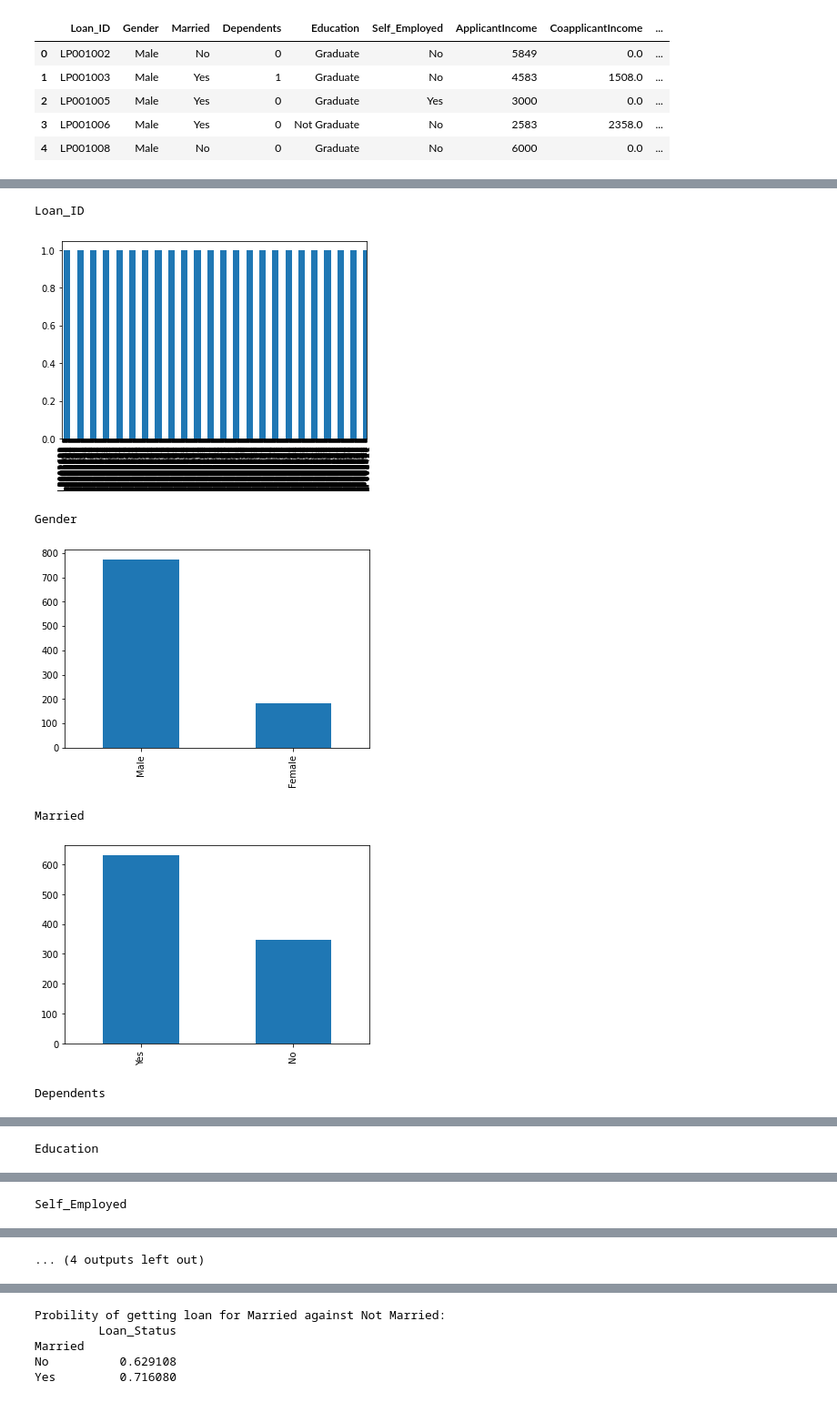
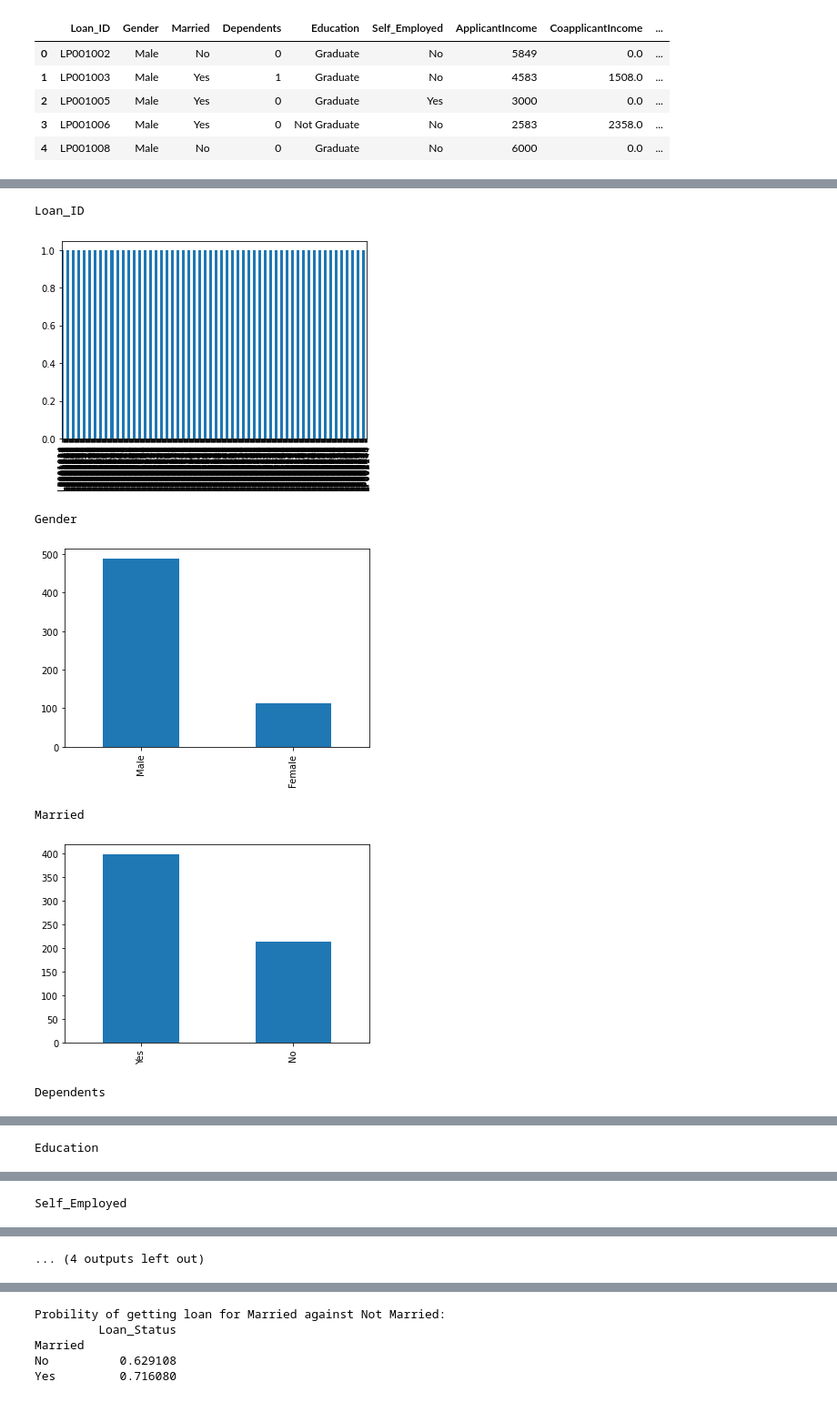
Before and after one commit to walecole/Loan-Prediction, a Jupyter notebook: LoanPrediction.ipynb, the cells around one changed output, grey strips where cells are left out. Shown: that part at 91% size. Cells and saved outputs as stored; diff of their text form; code cells hidden in the pictures.

```diff
--- a/LoanPrediction.ipynb
+++ b/LoanPrediction.ipynb
@@ -91,15 +79,15 @@ array([[<matplotlib.axes._subplots.AxesSubplot object at 0x...>,
 # %%
 #plot bar graph for categorical variables
 import matplotlib.pyplot as plt
-for col in df.select_dtypes(include=object).columns:
+for col in train_df.select_dtypes(include=object).columns:
     print(col)
-    df[col].value_counts().plot(kind='bar')
+    train_df[col].value_counts().plot(kind='bar')
     plt.show()
 # %% [output]
 Loan_ID
-[figure, old version]
+[figure, new version]
 Gender
-[figure, old version]
+[figure, new version]
 Married
-[figure, old version]
+[figure, new version]
 Dependents
```
Also changed, not shown: parts of 32 cells of this notebook.
